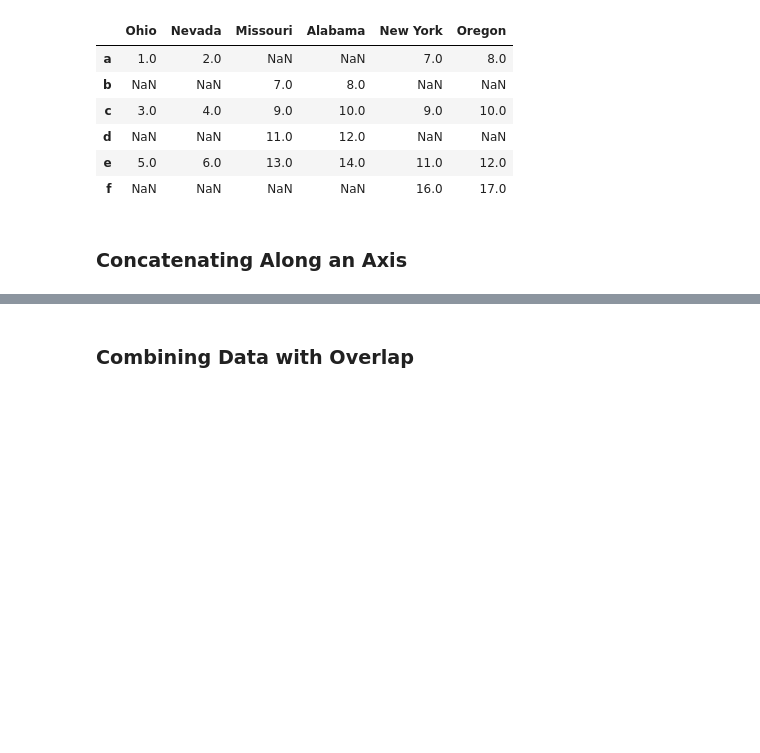
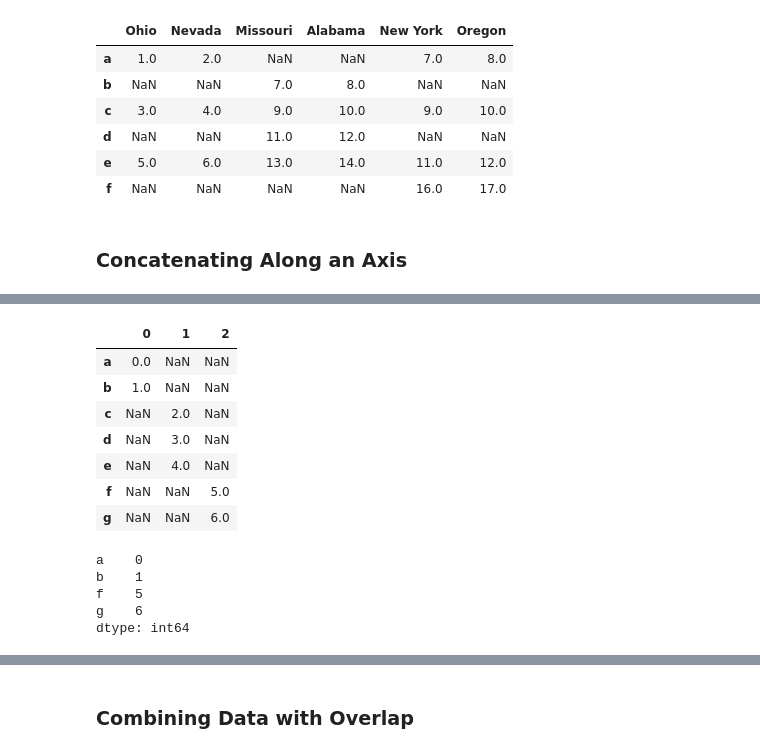
Before and after one commit to UCD-pbio-rclub/python-data-analysis_MinYao.J, a Jupyter notebook: Chapter 8.ipynb, the cells around one changed output, grey strips where cells are left out. Cells and saved outputs as stored; diff of their text form; code cells hidden in the pictures; blank space fills up the shorter version.

```diff
--- a/Chapter 8.ipynb
+++ b/Chapter 8.ipynb
@@ -609,2 +646,20 @@ pd.concat([s1, s2, s3])
 # %%
-pd.concat([s1, s2, s3], axis=1)
+pd.concat([s1, s2, s3], axis=1, sort=True)
+# %% [output]
+|  | 0 | 1 | 2 |
+| a | 0.0 | NaN | NaN |
+| b | 1.0 | NaN | NaN |
+| c | NaN | 2.0 | NaN |
+| d | NaN | 3.0 | NaN |
+| e | NaN | 4.0 | NaN |
+| f | NaN | NaN | 5.0 |
+| g | NaN | NaN | 6.0 |
+# %%
+s4 = pd.concat([s1, s3])
+s4
+# %% [output]
+a    0
+b    1
+f    5
+g    6
+dtype: int64
```
Also changed, not shown: parts of 56 cells of this notebook.
